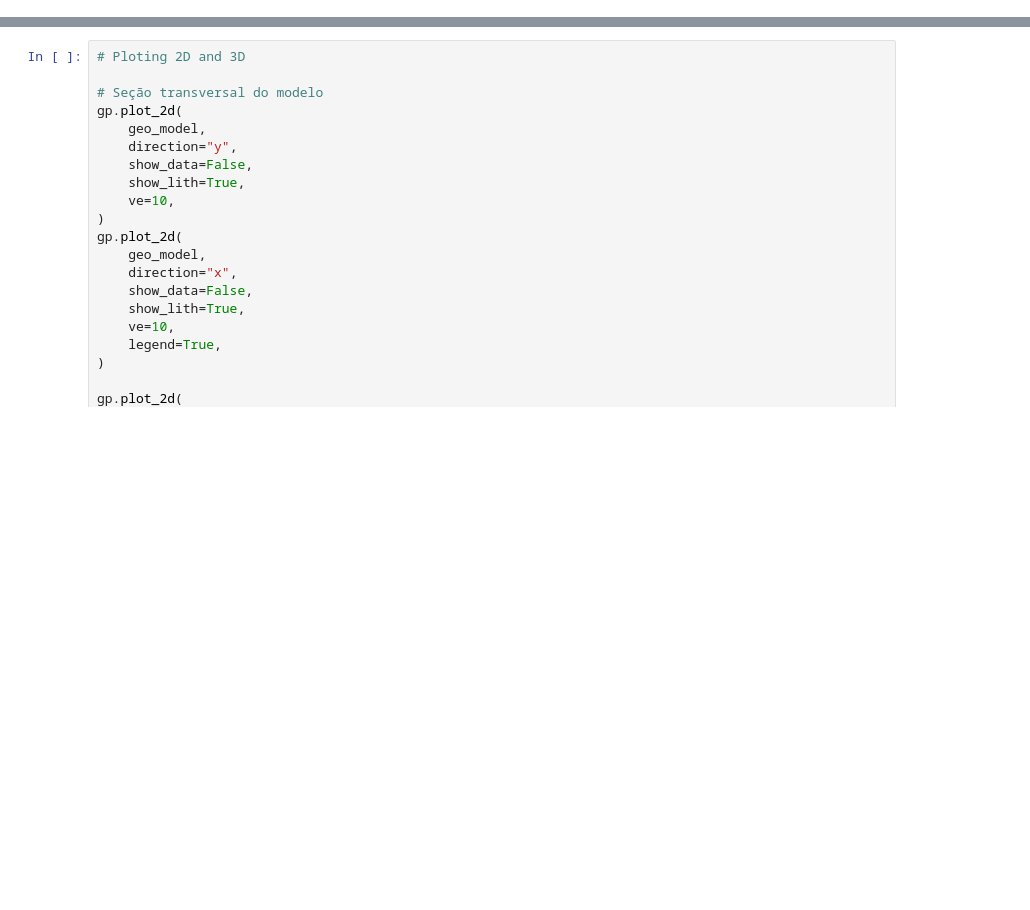
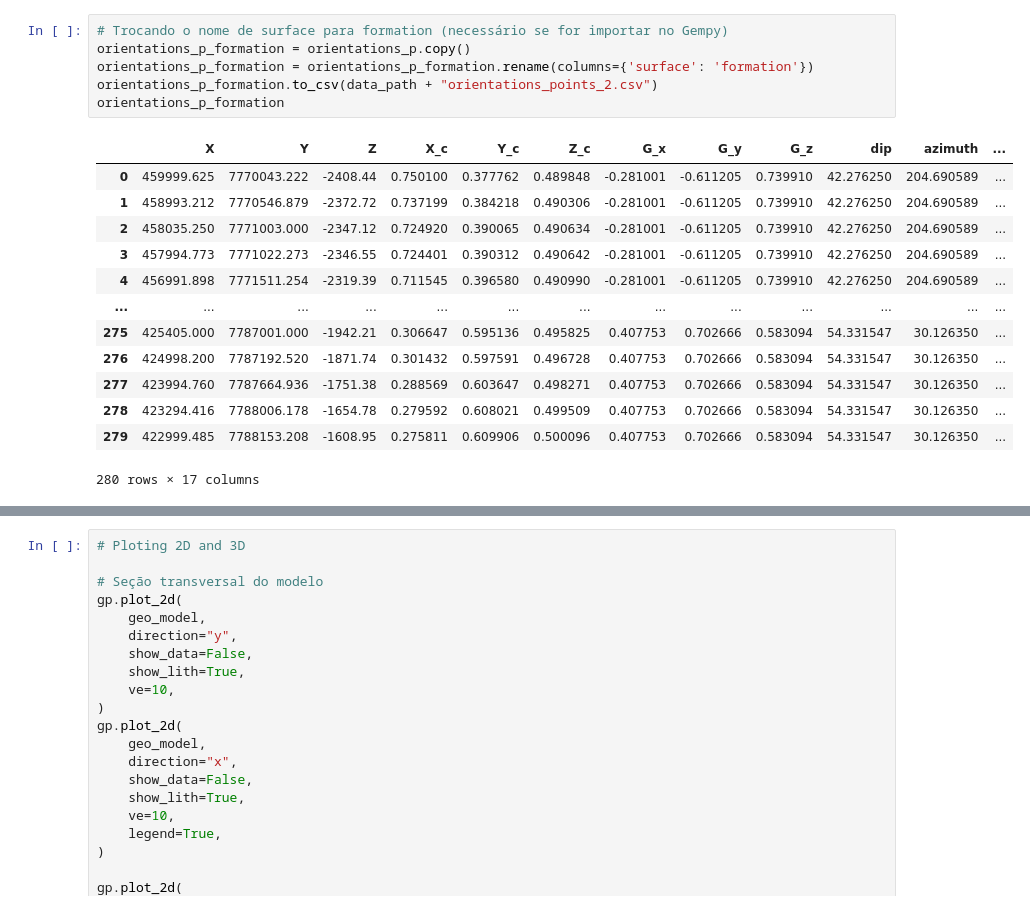
Before and after one commit to PR-4/3Dmodels, a Jupyter notebook: programs/BES/interpreted_seismics/GemPy 2.3.1/workflow_seis_inter_v1.ipynb, the cells around one changed output, grey strips where cells are left out. Cells and saved outputs as stored; diff of their text form; blank space fills up the shorter version.

```diff
--- a/programs/BES/interpreted_seismics/GemPy 2.3.1/workflow_seis_inter_v1.ipynb
+++ b/programs/BES/interpreted_seismics/GemPy 2.3.1/workflow_seis_inter_v1.ipynb
@@ -15,0 +112,20 @@ geo_model = gp.create_model("BES_model_seismic_v1")
+# %%
+# Trocando o nome de surface para formation (necessário se for importar no Gempy)
+orientations_p_formation = orientations_p.copy()
+orientations_p_formation = orientations_p_formation.rename(columns={'surface': 'formation'})
+orientations_p_formation.to_csv(data_path + "orientations_points_2.csv")
+orientations_p_formation
+# %% [output]
+|  | X | Y | Z | X_c | Y_c | Z_c | G_x | G_y | G_z | dip | azimuth | ... |
+| 0 | 459999.625 | 7770043.222 | -2408.44 | 0.750100 | 0.377762 | 0.489848 | -0.281001 | -0.611205 | 0.739910 | 42.276250 | 204.690589 | ... |
+| 1 | 458993.212 | 7770546.879 | -2372.72 | 0.737199 | 0.384218 | 0.490306 | -0.281001 | -0.611205 | 0.739910 | 42.276250 | 204.690589 | ... |
+| 2 | 458035.250 | 7771003.000 | -2347.12 | 0.724920 | 0.390065 | 0.490634 | -0.281001 | -0.611205 | 0.739910 | 42.276250 | 204.690589 | ... |
+| 3 | 457994.773 | 7771022.273 | -2346.55 | 0.724401 | 0.390312 | 0.490642 | -0.281001 | -0.611205 | 0.739910 | 42.276250 | 204.690589 | ... |
+| 4 | 456991.898 | 7771511.254 | -2319.39 | 0.711545 | 0.396580 | 0.490990 | -0.281001 | -0.611205 | 0.739910 | 42.276250 | 204.690589 | ... |
+| ... | ... | ... | ... | ... | ... | ... | ... | ... | ... | ... | ... | ... |
+| 275 | 425405.000 | 7787001.000 | -1942.21 | 0.306647 | 0.595136 | 0.495825 | 0.407753 | 0.702666 | 0.583094 | 54.331547 | 30.126350 | ... |
+| 276 | 424998.200 | 7787192.520 | -1871.74 | 0.301432 | 0.597591 | 0.496728 | 0.407753 | 0.702666 | 0.583094 | 54.331547 | 30.126350 | ... |
+| 277 | 423994.760 | 7787664.936 | -1751.38 | 0.288569 | 0.603647 | 0.498271 | 0.407753 | 0.702666 | 0.583094 | 54.331547 | 30.126350 | ... |
+| 278 | 423294.416 | 7788006.178 | -1654.78 | 0.279592 | 0.608021 | 0.499509 | 0.407753 | 0.702666 | 0.583094 | 54.331547 | 30.126350 | ... |
+| 279 | 422999.485 | 7788153.208 | -1608.95 | 0.275811 | 0.609906 | 0.500096 | 0.407753 | 0.702666 | 0.583094 | 54.331547 | 30.126350 | ... |
+280 rows × 17 columns
```
Also changed, not shown: parts of 15 cells of this notebook, 7 other files.
